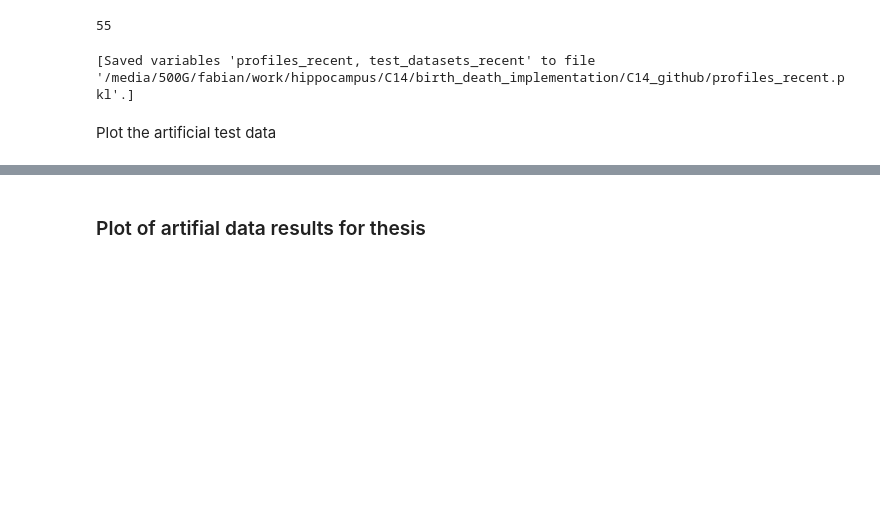
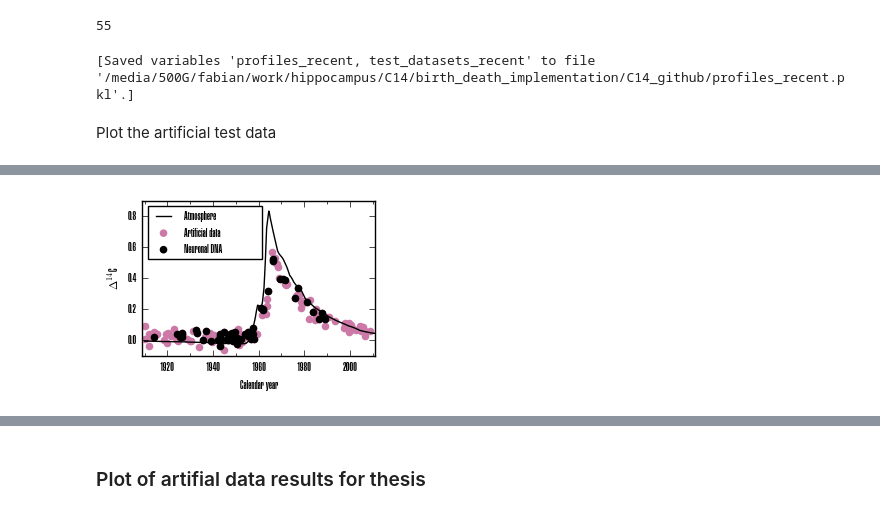
Before and after one commit to fabianrost84/C14, a Jupyter notebook: C14 parameter estimation.ipynb, the cells around one changed output, grey strips where cells are left out. Saved outputs shown, nothing was run; the diff lists cells and outputs as text; code cells hidden in the pictures; blank space fills up the shorter version.

```diff
--- a/C14 parameter estimation.ipynb
+++ b/C14 parameter estimation.ipynb
@@ -682,7 +682,7 @@ f, ax = plt.subplots(1, 1, figsize = (3, 2))
 
 time = sp.linspace(1910.0, 2015.0, 1000)
 ax.plot(time, K(time), label = 'Atmosphere                    ', color = 'black')
-ax.scatter(artificial_data_recent['Dbirth'], artificial_data_recent['d14C'], color = colorcycle[i+1], label = 'Artificial data            ')
+ax.scatter(artificial_data_recent['Dbirth'], artificial_data_recent['d14C'], color = colorcycle[7], label = 'Artificial data            ')
 ax.scatter(c14_i_data['Dbirth'], c14_i_data['d14C'], color = 'black', label = 'Neuronal DNA                   ')
 # ax.errorbar(artificial_data_recent['Dbirth'], \
 #            sp.vectorize(C2)(artificial_data_recent['Dbirth'], artificial_data_recent['Dcoll'], M_2POP.values['r'], M_2POP.values['f']),\
@@ -709,3 +708,4 @@ plt.show()
+[figure, added]
 # %%
 %config InlineBackend.figure_format = 'svg'
 
```
Also changed, not shown: parts of 2 cells of this notebook, 2 other files.
